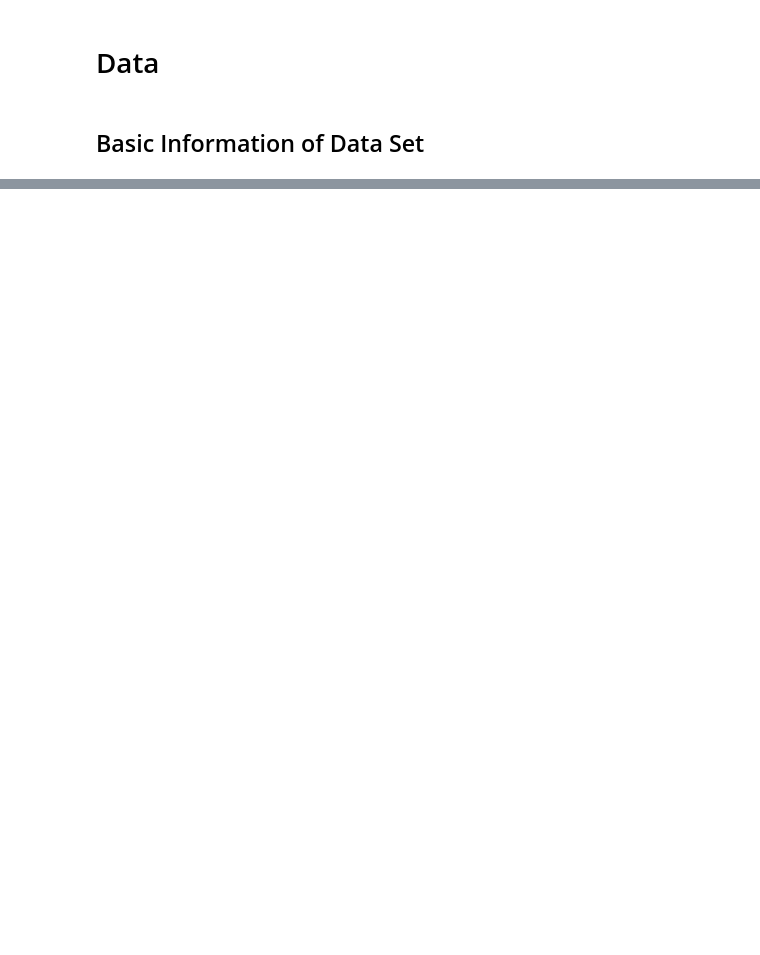
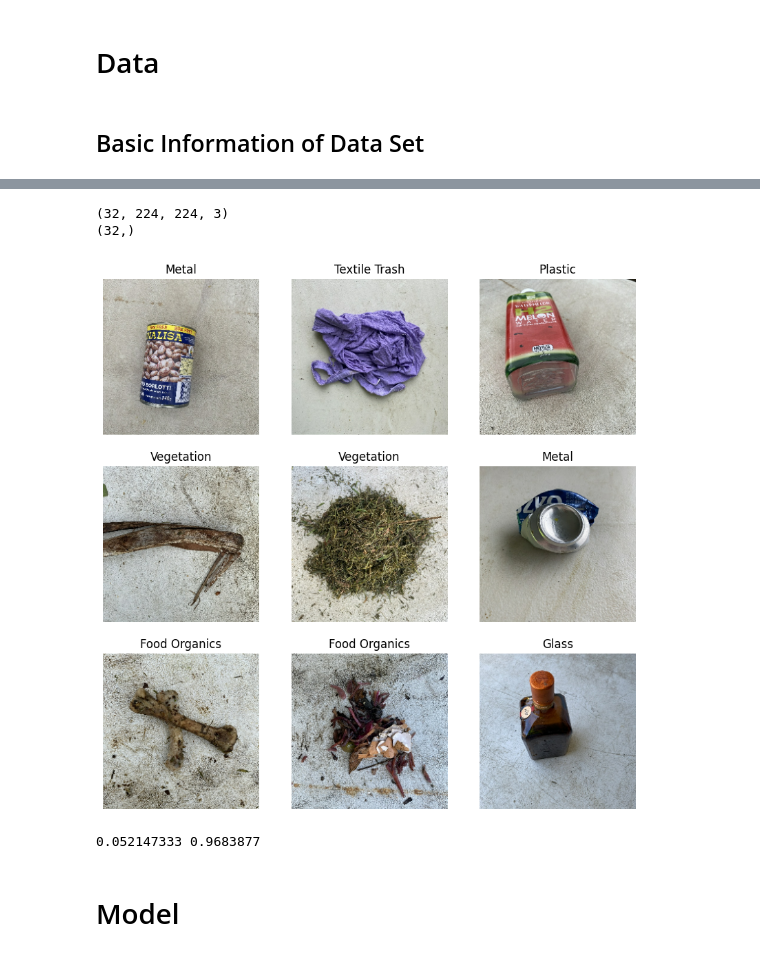
Before and after one commit to kevinjunkaiwang/Waste_Classification_System, a Jupyter notebook: training.ipynb, the cells around one changed output, grey strips where cells are left out. Cells and saved outputs as stored; diff of their text form; code cells hidden in the pictures; blank space fills up the shorter version.

```diff
--- a/training.ipynb
+++ b/training.ipynb
@@ -350,0 +39,4 @@ visualize_batch(train_ds)
+# %%
+batch_size = 32
+img_height = 224
+img_width = 224
@@ -350,0 +87,14 @@ visualize_batch(train_ds)
+# %%
+plt.figure(figsize=(10, 10))
+for images, labels in train_ds.take(1):
+  print(images.shape)
+  print(labels.shape)
+  for i in range(9):
+    ax = plt.subplot(3, 3, i + 1)
+    plt.imshow(images[i].numpy().astype("uint8"))
+    plt.title(class_names[labels[i]])
+    plt.axis("off")
+# %% [output]
+(32, 224, 224, 3)
+(32,)
+[figure, added]
@@ -350,0 +108,10 @@ visualize_batch(train_ds)
+# %%
+normalized_ds = train_ds.map( lambda x, y: ( normalization_layer( x ), y ) )
+image_batch, labels_batch = next( iter( normalized_ds ) )
+first_image = image_batch[ 0 ]
+
+print( np.min( first_image ), np.max( first_image ) )
+# %% [output]
+0.052147333 0.9683877
+# %% [markdown]
+# Model
```
Also changed, not shown: parts of 48 cells of this notebook.
